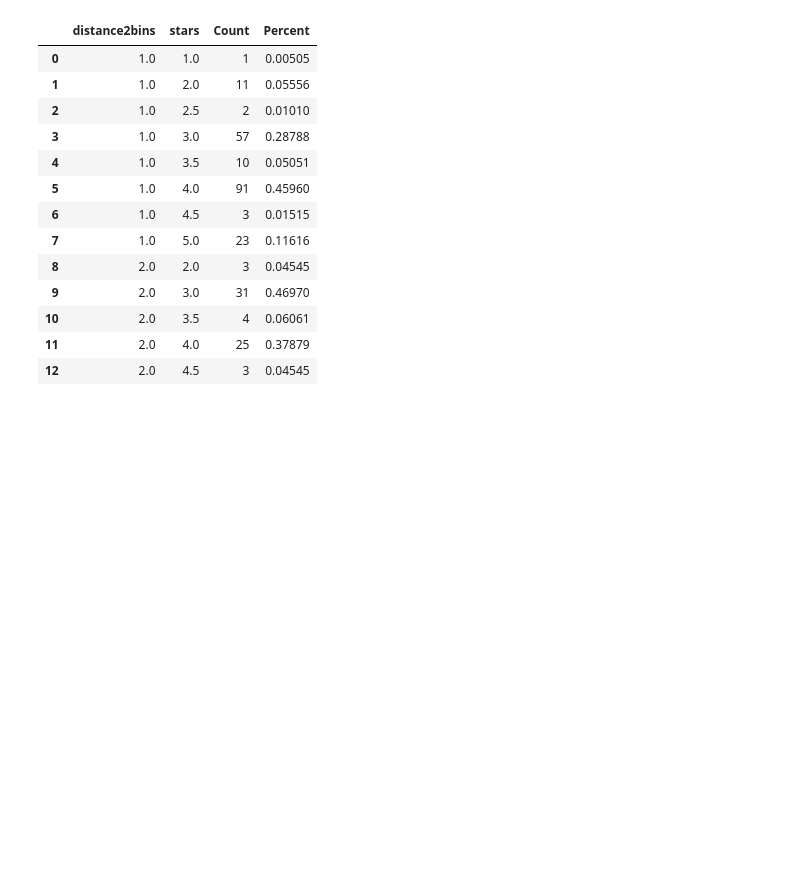
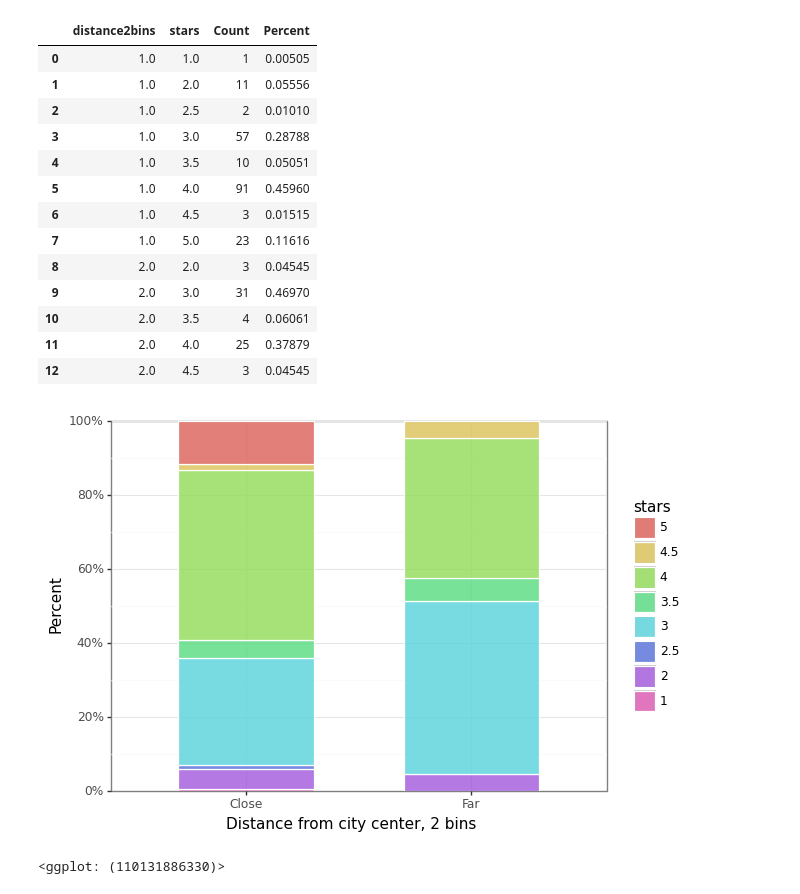
Before and after one commit to felipesebben/bk_data_analysis_studies, a Jupyter notebook: da_data_exercises/ch04-comparison_correlation/01-hotels_vienna/01-hotels_vienna_correlation.ipynb, the cells around one changed output. Drawn from its saved outputs; the diff is of its cells as text; code cells hidden in the pictures; blank space fills up the shorter version.

```diff
--- a/da_data_exercises/ch04-comparison_correlation/01-hotels_vienna/01-hotels_vienna_correlation.ipynb
+++ b/da_data_exercises/ch04-comparison_correlation/01-hotels_vienna/01-hotels_vienna_correlation.ipynb
@@ -185,3 +186,17 @@ df1
 | 10 | 2.0 | 3.5 | 4 | 0.06061 |
 | 11 | 2.0 | 4.0 | 25 | 0.37879 |
 | 12 | 2.0 | 4.5 | 3 | 0.04545 |
+# %%
+ggplot(df1, aes(x="distance2bins", y="Percent", fill="stars")) + geom_bar(
+    stat="identity", position="fill", width=0.6, color="white", size=0.5, alpha=0.8
+) + scale_y_continuous(
+    expand=(0, 0), limits=(0, 1), breaks=seq(0, 1.1, by=0.2), labels=percent_format()
+) + labs(
+    x="Distance from city center, 2 bins", y="Percent"
+) + theme_bw() + theme(
+    legend_position="right"
+) + scale_x_discrete(limits=[1, 2],
+                     labels=["Close", "Far"])
+# %% [output]
+[figure, added]
+<ggplot: (110131886330)>
```
Also changed, not shown: parts of 20 cells of this notebook.
